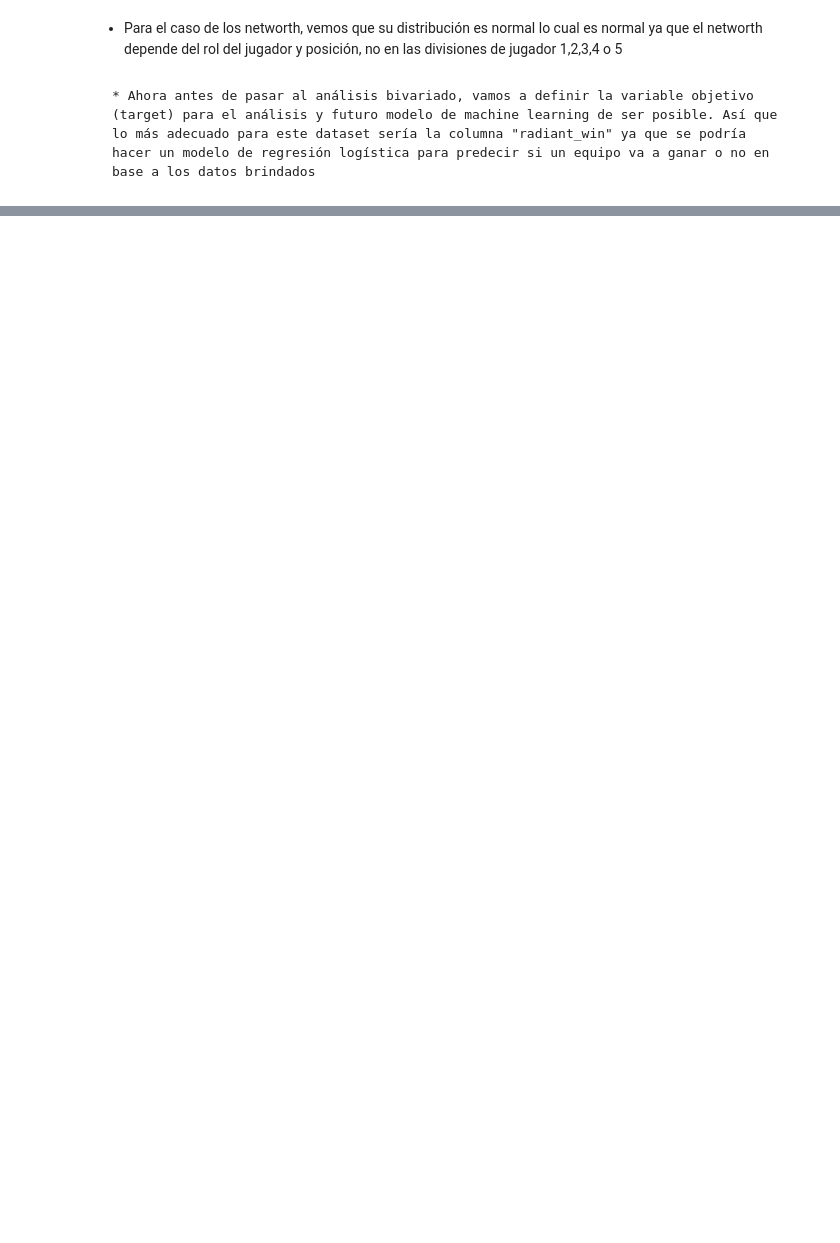
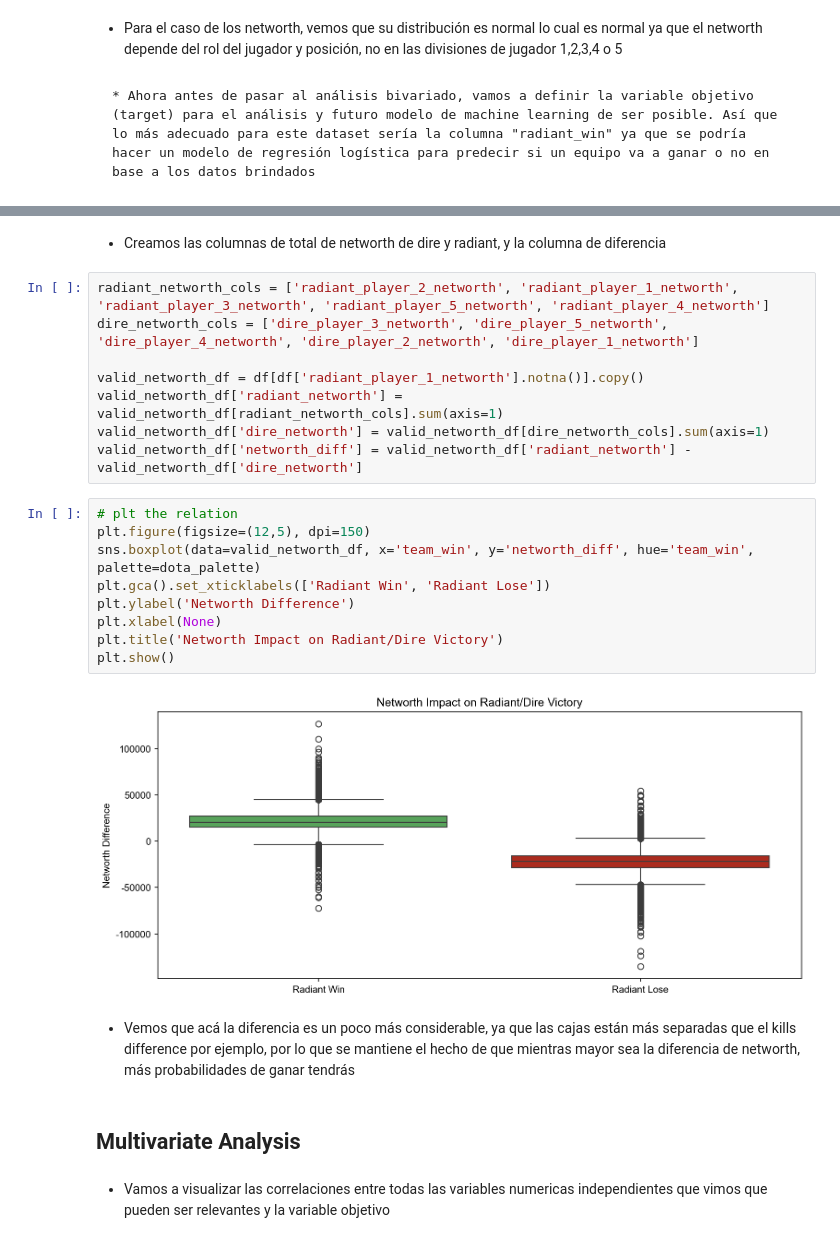
Before and after one commit to rtezen23/dota_2_eda, a Jupyter notebook: 2_eda.ipynb, the cells around one changed output, grey strips where cells are left out. Saved outputs shown, nothing was run; the diff lists cells and outputs as text; blank space fills up the shorter version.

```diff
--- a/2_eda.ipynb
+++ b/2_eda.ipynb
@@ -354,0 +499,27 @@ Generando el gráfico de distribución de victorias...
+# %% [markdown]
+* Creamos las columnas de total de networth de dire y radiant, y la columna de diferencia
+# %%
+radiant_networth_cols = ['radiant_player_2_networth', 'radiant_player_1_networth', 'radiant_player_3_networth', 'radiant_player_5_networth', 'radiant_player_4_networth']
+dire_networth_cols = ['dire_player_3_networth', 'dire_player_5_networth', 'dire_player_4_networth', 'dire_player_2_networth', 'dire_player_1_networth']
+
+valid_networth_df = df[df['radiant_player_1_networth'].notna()].copy()
+valid_networth_df['radiant_networth'] = valid_networth_df[radiant_networth_cols].sum(axis=1)
+valid_networth_df['dire_networth'] = valid_networth_df[dire_networth_cols].sum(axis=1)
+valid_networth_df['networth_diff'] = valid_networth_df['radiant_networth'] - valid_networth_df['dire_networth']
+# %%
+# plt the relation
+plt.figure(figsize=(12,5), dpi=150)
+sns.boxplot(data=valid_networth_df, x='team_win', y='networth_diff', hue='team_win', palette=dota_palette)
+plt.gca().set_xticklabels(['Radiant Win', 'Radiant Lose'])
+plt.ylabel('Networth Difference')
+plt.xlabel(None)
+plt.title('Networth Impact on Radiant/Dire Victory')
+plt.show()
+# %% [output]
+[figure, added]
+# %% [markdown]
+* Vemos que acá la diferencia es un poco más considerable, ya que las cajas están más separadas que el kills difference por ejemplo, por lo que se mantiene el hecho de que mientras mayor sea la diferencia de networth, más probabilidades de ganar tendrás
+# %% [markdown]
+## Multivariate Analysis
+# %% [markdown]
+* Vamos a visualizar las correlaciones entre todas las variables numericas independientes que vimos que pueden ser relevantes y la variable objetivo
```
Also changed, not shown: parts of 31 cells of this notebook, 1 other file.
